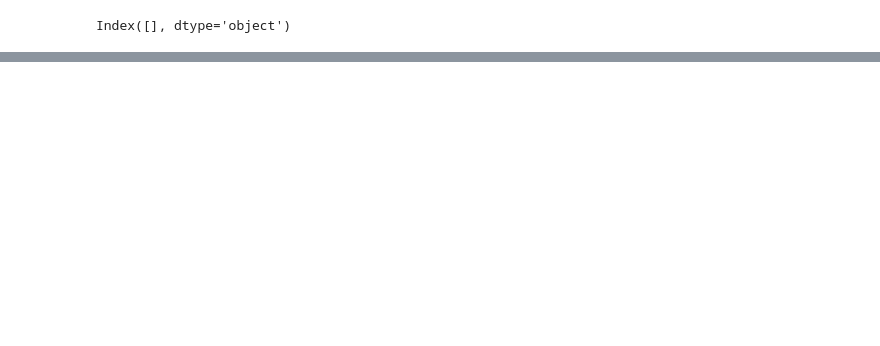
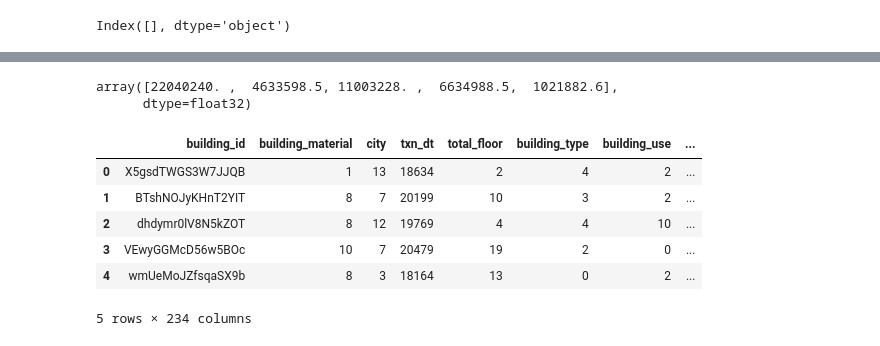
Before and after one commit to huohsien/AIA_Midterm----TBrain, a Jupyter notebook: real_estate_price_prediction.ipynb, the cells around one changed output, grey strips where cells are left out. Drawn from its saved outputs; the diff is of its cells as text; code cells hidden in the pictures; blank space fills up the shorter version.

```diff
--- a/real_estate_price_prediction.ipynb
+++ b/real_estate_price_prediction.ipynb
@@ -64,0 +153,18 @@ all_data.loc[:,'txn_dt':'divorce_rate']
+# %%
+xgb_preds = np.expm1(model_xgb.predict(processed_test))
+xgb_preds[:5]
+# %% [output]
+array([22040240. ,  4633598.5, 11003228. ,  6634988.5,  1021882.6],
+      dtype=float32)
+# %%
+test = pd.read_csv('test.csv')
+# %%
+test.head()
+# %% [output]
+|  | building_id | building_material | city | txn_dt | total_floor | building_type | building_use | ... |
+| 0 | X5gsdTWGS3W7JJQB | 1 | 13 | 18634 | 2 | 4 | 2 | ... |
+| 1 | BTshNOJyKHnT2YIT | 8 | 7 | 20199 | 10 | 3 | 2 | ... |
+| 2 | dhdymr0lV8N5kZOT | 8 | 12 | 19769 | 4 | 4 | 10 | ... |
+| 3 | VEwyGGMcD56w5BOc | 10 | 7 | 20479 | 19 | 2 | 0 | ... |
+| 4 | wmUeMoJZfsqaSX9b | 8 | 3 | 18164 | 13 | 0 | 2 | ... |
+5 rows × 234 columns
```
Also changed, not shown: parts of 22 cells of this notebook, 3 other files.
